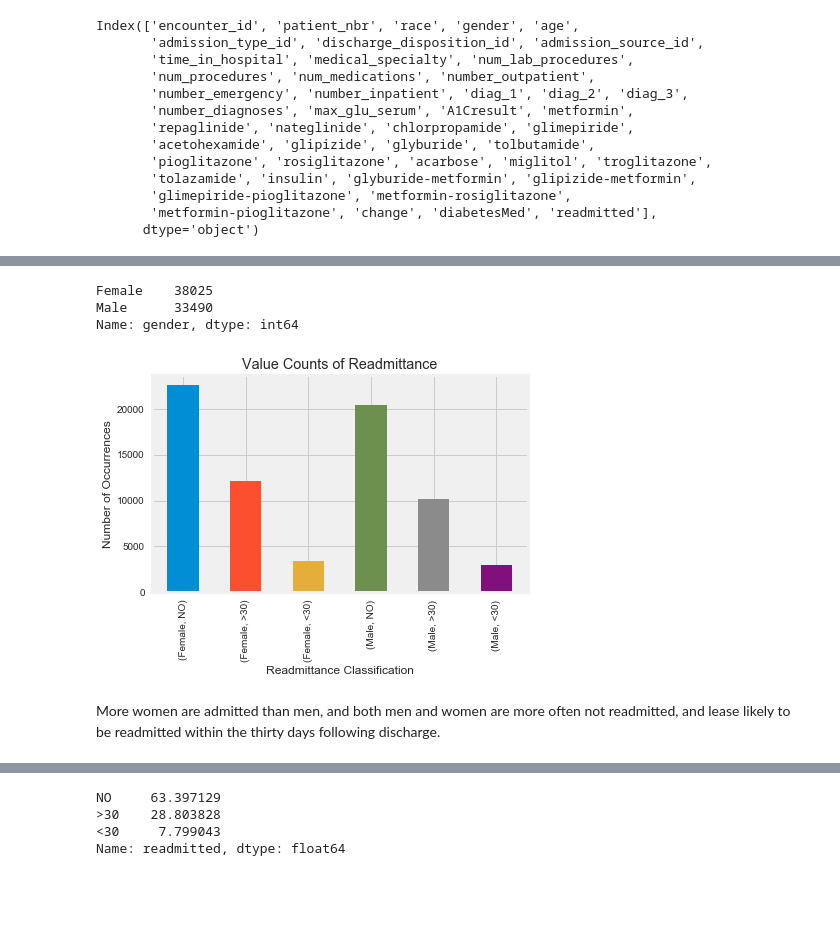
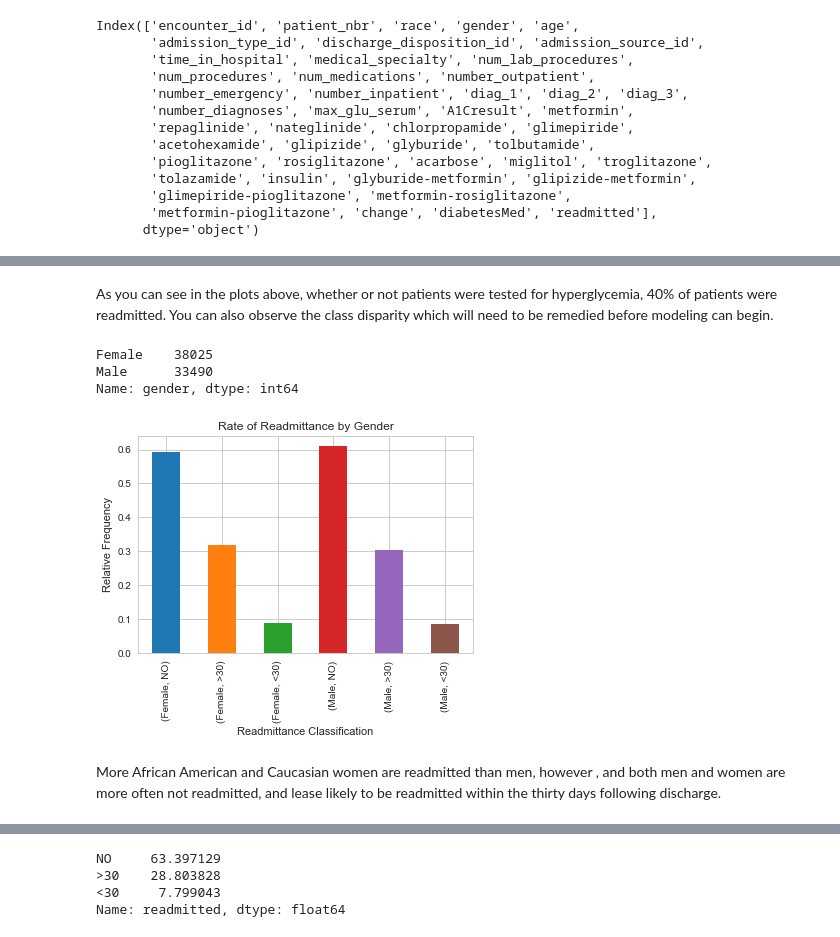
Before and after one commit to akelly66/Flatiron-School, a Jupyter notebook: Mod05/Mod05-Project/Mod05-Project.ipynb, the cells around one changed output, grey strips where cells are left out. Cells and saved outputs as stored; diff of their text form; code cells hidden in the pictures; blank space fills up the shorter version.

Commit message:
Supplemented EDA, started preliminary model

```diff
--- a/Mod05/Mod05-Project/Mod05-Project.ipynb
+++ b/Mod05/Mod05-Project/Mod05-Project.ipynb
@@ -11,9 +15,13 @@ import warnings
 warnings.filterwarnings("ignore")
 
 import matplotlib.pyplot as plt
-plt.style.use('fivethirtyeight')
+%matplotlib inline
+plt.style.use('seaborn-whitegrid')
+import seaborn as sns
 
-import seaborn as sns
+from sklearn.model_selection import train_test_split
+from sklearn import preprocessing
+from sklearn.linear_model import LogisticRegression
 # %%
 raw_df = pd.read_csv("diabetes_data.csv")
 df = pd.read_csv("diabetes_data.csv")
@@ -46,10 +54,10 @@ df.head()
 | 4 | 16680 | 42519267 | Caucasian | Male | [40-50) | ? | 1 | ... |
 5 rows × 50 columns
 # %%
-df = df.drop('weight', axis=1) #Dropping weight since too few rows have actual values
-df = df.drop('payer_code', axis=1) #Unnecessary for classification task
-df = df.drop('citoglipton', axis=1) #Rejected - all "no"
-df = df.drop('examide', axis=1) #Rejected - all "no"
+df.drop(['weight','payer_code', 'citoglipton','examide'], inplace=True, axis=1) #Dropping weight since too few rows have actual values
+ #Unnecessary for classification task
+#Rejected - all "no"
+#Rejected - all "no"
 # %% [markdown]
 Because the medical specialty of the service provider could have influence on whether the H1bAlc test was performed, missing values will be replace with 'Unknown'.
 # %%
@@ -86,6 +94,3 @@ Unknown/Invalid        3
 Name: gender, dtype: int64
 # %%
 df = df[df.gender != 'Unknown/Invalid'] #dropping the three unknown gender rows
-# %%
-for col in df.columns:
-    print(col, df[col].unique(), '\n\n')
@@ -113,16 +100,22 @@ Due to my lack of medical knowledge, the following function will take in a colum
 def diagnose(x):
     if (x >= 390) and (x <= 459) or (x == 785):
         return 'circulatory'
+
     elif (x >= 460) and (x <= 519) or (x == 786):
         return'respiratory'
+
     elif (x >= 520) and (x <= 579) or (x == 787):
         return 'digestive'
+
     elif (x >= 250) and (x <= 251):
         return 'diabetes'
+
     elif (x >= 800) and (x <= 999):
         return 'injury_poisoning'
+
     elif (x >= 710) and (x <= 739):
         return 'musculoskeletal'
+
     elif (x >= 580) and (x <= 629) or (x == 788):
         return 'genitourinary'
 
@@ -159,7 +152,7 @@ def diagnose(x):
     elif (x >= 740) and (x <= 759):
         return 'congenital'
 
-    elif (x >= 790) and (x <= 799) or (x == 780) or (x == 781) or (x == 784) or (x == 783):
+    elif (x >= 789) and (x <= 799) or (x == 780) or (x == 781) or (x == 784) or (x == 783):
         return 'other'
     else:
         return x
@@ -231,16 +236,18 @@ not_tested = df.loc[df.A1Cresult == 'None']
+# %% [markdown]
+As you can see in the plots above, whether or not patients were tested for hyperglycemia, 40% of patients were readmitted. You can also observe the class disparity which will need to be remedied before modeling can begin.
 # %%
-df.groupby(df.gender).readmitted.value_counts().plot(kind='bar')
-plt.title('Value Counts of Readmittance')
+df.groupby(df.gender).readmitted.value_counts(normalize=True).plot(kind='bar', stacked=True)
+plt.title('Rate of Readmittance by Gender')
 plt.xlabel('Readmittance Classification')
-plt.ylabel('Number of Occurrences');
+plt.ylabel('Relative Frequency');
 print(df.gender.value_counts())
 # %% [output]
 Female    38025
 Male      33490
 Name: gender, dtype: int64
-[figure, old version]
+[figure, new version]
 # %% [markdown]
-More women are admitted than men, and both men and women are more often not readmitted, and lease likely to be readmitted within the thirty days following discharge.
+More African American and Caucasian women are readmitted than men, however  , and both men and women are more often not readmitted, and lease likely to be readmitted within the thirty days following discharge.
 # %%
 fig = plt.figure(figsize=(6,6))
 
```
Also changed, not shown: parts of 17 cells of this notebook.
